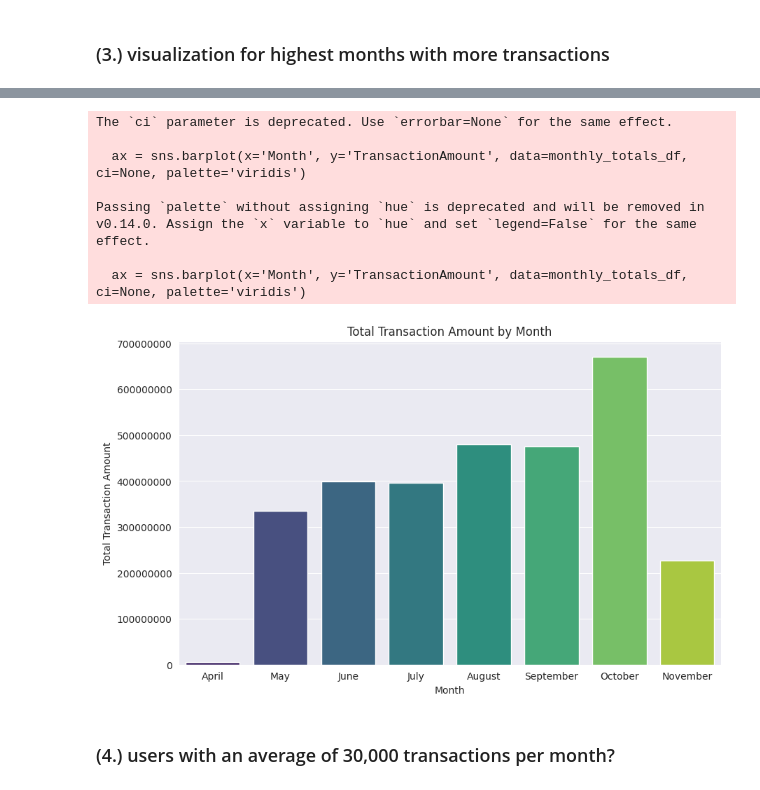
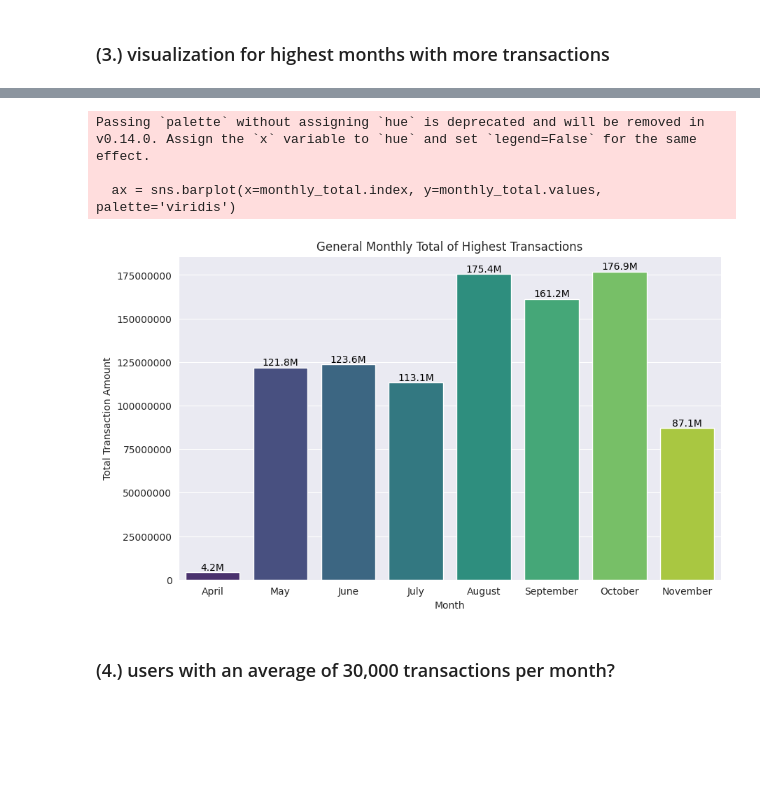
Before and after one commit to neyedhayo/transaction-analysis, a Jupyter notebook: notebook/eda_notebook.ipynb, the cells around one changed output, grey strips where cells are left out. Cells and saved outputs as stored; diff of their text form; code cells hidden in the pictures; blank space fills up the shorter version.

```diff
--- a/notebook/eda_notebook.ipynb
+++ b/notebook/eda_notebook.ipynb
@@ -237,20 +187,40 @@ monthly_totals_df
-# %%
-plt.figure(figsize=(10, 6))
-ax = sns.barplot(x='Month', y='TransactionAmount', data=monthly_totals_df, ci=None, palette='viridis')
-ax.ticklabel_format(style='plain', axis='y')  # Disable scientific notation on the y-axis
-plt.title('Total Transaction Amount by Month')
-plt.xlabel('Month')
-plt.ylabel('Total Transaction Amount')
-plt.show()
-# %% [output]
-The `ci` parameter is deprecated. Use `errorbar=None` for the same effect.
-
-  ax = sns.barplot(x='Month', y='TransactionAmount', data=monthly_totals_df, ci=None, palette='viridis')
-
-Passing `palette` without assigning `hue` is deprecated and will be removed in v0.14.0. Assign the `x` variable to `hue` and set `legend=False` for the same effect.
-
-  ax = sns.barplot(x='Month', y='TransactionAmount', data=monthly_totals_df, ci=None, palette='viridis')
-[figure, removed]
+# %%
+# Group by month and sum the highest transaction amounts per user
+monthly_total = df.groupby([df.index.month, 'AccountID'])['TransactionAmount'].max().groupby(level=0).sum()
+
+# Map month numbers to names
+monthly_total.index = monthly_total.index.map(month_mapping)
+
+# Function to format the amounts
+def format_amount(value):
+    if value >= 1e6:
+        return f'{value / 1e6:.1f}M'
+    elif value >= 1e3:
+        return f'{value / 1e3:.1f}K'
+    else:
+        return str(value)
+
+# Bar plot for total TransactionAmount by month
+plt.figure(figsize=(10, 6))
+ax = sns.barplot(x=monthly_total.index, y=monthly_total.values, palette='viridis')
+ax.ticklabel_format(style='plain', axis='y')  # Disable scientific notation on the y-axis
+plt.title('General Monthly Total of Highest Transactions')
+plt.xlabel('Month')
+plt.ylabel('Total Transaction Amount')
+
+# Adding formatted amounts above the bars
+for p in ax.patches:
+    formatted_amount = format_amount(p.get_height())
+    ax.annotate(formatted_amount, (p.get_x() + p.get_width() / 2., p.get_height()),
+                ha='center', va='center', fontsize=10, color='black', xytext=(0, 5),
+                textcoords='offset points')
+
+plt.show()
+# %% [output]
+Passing `palette` without assigning `hue` is deprecated and will be removed in v0.14.0. Assign the `x` variable to `hue` and set `legend=False` for the same effect.
+
+  ax = sns.barplot(x=monthly_total.index, y=monthly_total.values, palette='viridis')
+[figure, added]
 # %% [markdown]
 ### (4.) users with an average of 30,000 transactions per month?
 # %%
```
Also changed, not shown: parts of 13 cells of this notebook.
